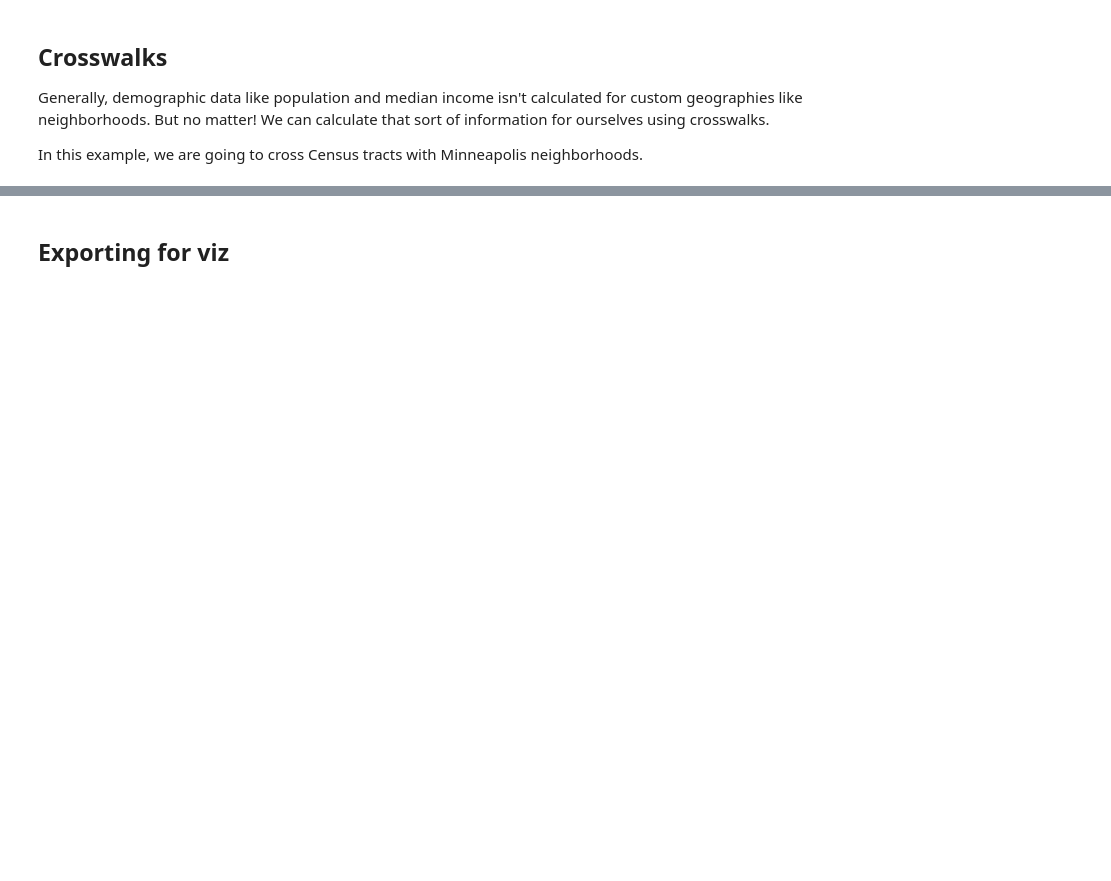
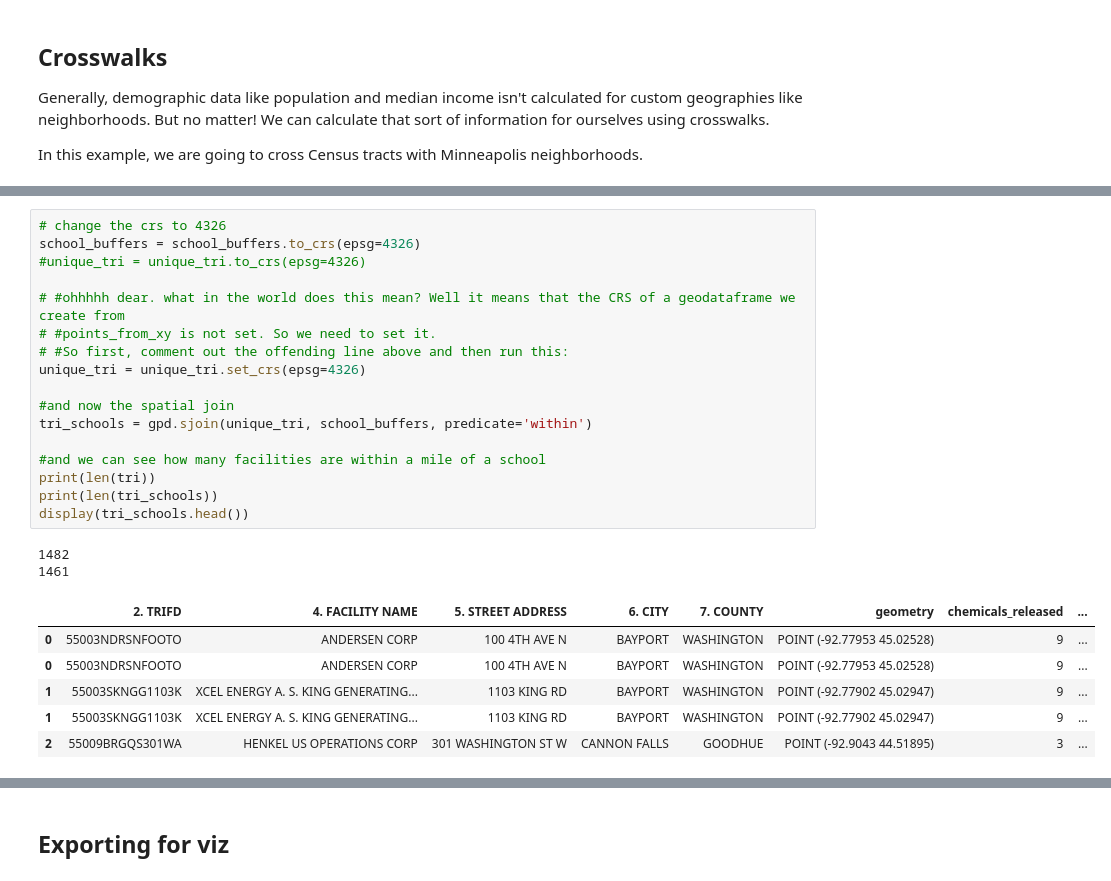
Before and after one commit to ryanelittle/nicar25-scripted-mapping, a Jupyter notebook: code/python-mapping.ipynb, the cells around one changed output, grey strips where cells are left out. Saved outputs shown, nothing was run; the diff lists cells and outputs as text; blank space fills up the shorter version.

```diff
--- a/code/python-mapping.ipynb
+++ b/code/python-mapping.ipynb
@@ -193,0 +277,26 @@ hoods_data.head()
+# %%
+# change the crs to 4326
+school_buffers = school_buffers.to_crs(epsg=4326)
+#unique_tri = unique_tri.to_crs(epsg=4326)
+
+# #ohhhhh dear. what in the world does this mean? Well it means that the CRS of a geodataframe we create from
+# #points_from_xy is not set. So we need to set it.
+# #So first, comment out the offending line above and then run this:
+unique_tri = unique_tri.set_crs(epsg=4326)
+
+#and now the spatial join
+tri_schools = gpd.sjoin(unique_tri, school_buffers, predicate='within')
+
+#and we can see how many facilities are within a mile of a school
+print(len(tri))
+print(len(tri_schools))
+display(tri_schools.head())
+# %% [output]
+1482
+1461
+|  | 2. TRIFD | 4. FACILITY NAME | 5. STREET ADDRESS | 6. CITY | 7. COUNTY | geometry | chemicals_released | ... |
+| 0 | 55003NDRSNFOOTO | ANDERSEN CORP | 100 4TH AVE N | BAYPORT | WASHINGTON | POINT (-92.77953 45.02528) | 9 | ... |
+| 0 | 55003NDRSNFOOTO | ANDERSEN CORP | 100 4TH AVE N | BAYPORT | WASHINGTON | POINT (-92.77953 45.02528) | 9 | ... |
+| 1 | 55003SKNGG1103K | XCEL ENERGY A. S. KING GENERATING... | 1103 KING RD | BAYPORT | WASHINGTON | POINT (-92.77902 45.02947) | 9 | ... |
+| 1 | 55003SKNGG1103K | XCEL ENERGY A. S. KING GENERATING... | 1103 KING RD | BAYPORT | WASHINGTON | POINT (-92.77902 45.02947) | 9 | ... |
+| 2 | 55009BRGQS301WA | HENKEL US OPERATIONS CORP | 301 WASHINGTON ST W | CANNON FALLS | GOODHUE | POINT (-92.9043 44.51895) | 3 | ... |
```
Also changed, not shown: parts of 24 cells of this notebook.
